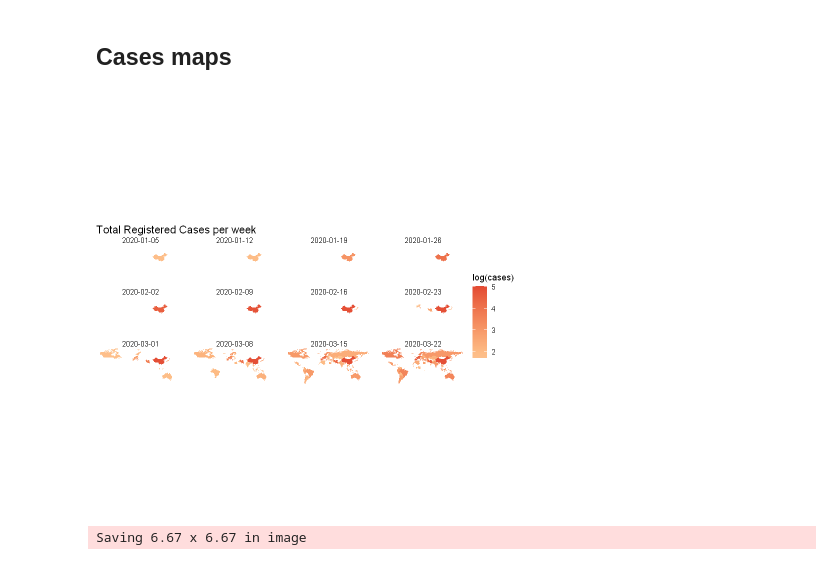
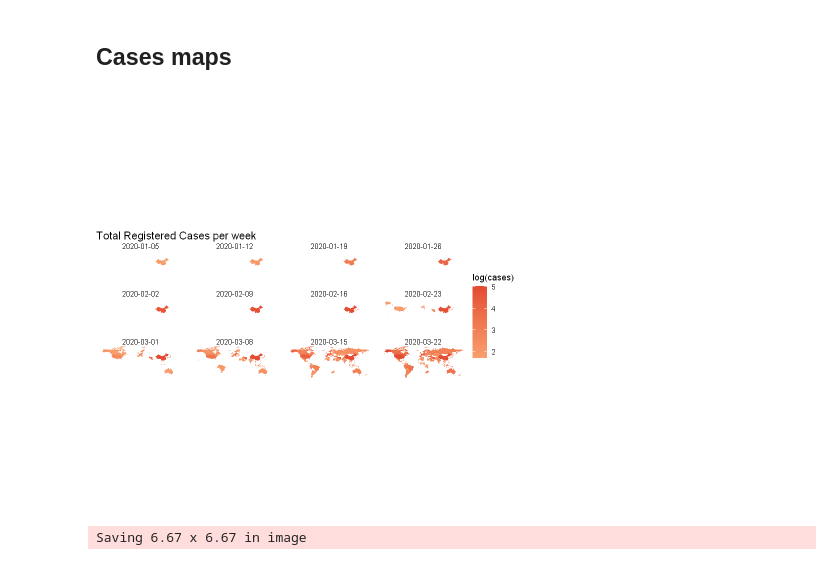
Before and after one commit to notblank/Curso-Stat-Public, a Jupyter notebook: Cursos/Temas Extra/Covid.ipynb, the cells around one changed output. Drawn from its saved outputs; the diff is of its cells as text; code cells hidden in the pictures.

```diff
--- a/Cursos/Temas Extra/Covid.ipynb
+++ b/Cursos/Temas Extra/Covid.ipynb
@@ -65,7 +65,8 @@ COVID_19_processed  <-
             mutate(total_cases = cumsum(new_cases),
                    total_deaths = cumsum(new_deaths))  %>%
             arrange(population) %>%
-            fill(c(code, population), c(code, population))
+            fill(c(code, population), c(code, population))  %>%
+            ungroup()
 # %%
 dim(COVID_19_processed)
 names(COVID_19_processed)
@@ -266,15 +267,22 @@ restriction_dates %>%
 # %% [markdown]
 ## Cases maps
 # %%
-world <- map_data('world') %>% filter(region != 'Antarctica')
+iso3Codes <- maps::iso3166 %>%
+    mutate(mapname = str_remove(mapname, pattern = "\\(.*"))
 
+world <- map_data('world') %>%
+            inner_join(iso3Codes, by  = c(region = "mapname")) %>%
+            filter(region != 'Antarctica')
 COVID_maps <-
     COVID_19_processed %>%
+            mutate(Country = gsub(pattern = "_",
+                                   replacement = " ",
+                                   Country)) %>%
             group_by(Country, date = floor_date(date, "week")) %>%
             summarise(code = unique(code),
                       total_cases = max(total_cases),
                       population = max(population)) %>%
-            left_join(world, by = c(Country = 'region')) %>%
+            left_join(world, by = c(code = 'a3')) %>%
             ungroup() %>%
             filter(total_cases > 50)
 # %%
@@ -283,18 +291,21 @@ COVID_maps <-
 #COVID_maps %>% distinct(date) %>% dim()
 # %%
 world_cases_week <-
-    ggplot(COVID_maps, aes(long, lat, group = group, fill = log(total_cases, base = 10))) +
+    ggplot(COVID_maps,
+           aes(long, lat, group = group, fill = log(total_cases, base = 10))) +
         geom_polygon() +
-        scale_fill_gradient2(low = '#fee8c8', mid = "#fdbb84",high = '#e34a33', midpoint = 2) +
+        scale_fill_gradient2(low = '#fee8c8',
+                             mid = "#fdbb84",
+                             high = '#e34a33', midpoint = 0.5) +
         facet_wrap(~date) +
         coord_quickmap() +
         labs(fill = "log(cases)",
              title = "Total Registered Cases per week") +
         theme_void()
 
 world_cases_week
 # %% [output]
-[figure, old version]
+[figure, new version]
 # %%
 ggsave(filename="world_cases_week.png",
        plot=world_cases_week,
```
Also changed, not shown: parts of 2 cells of this notebook, 1 other file.
